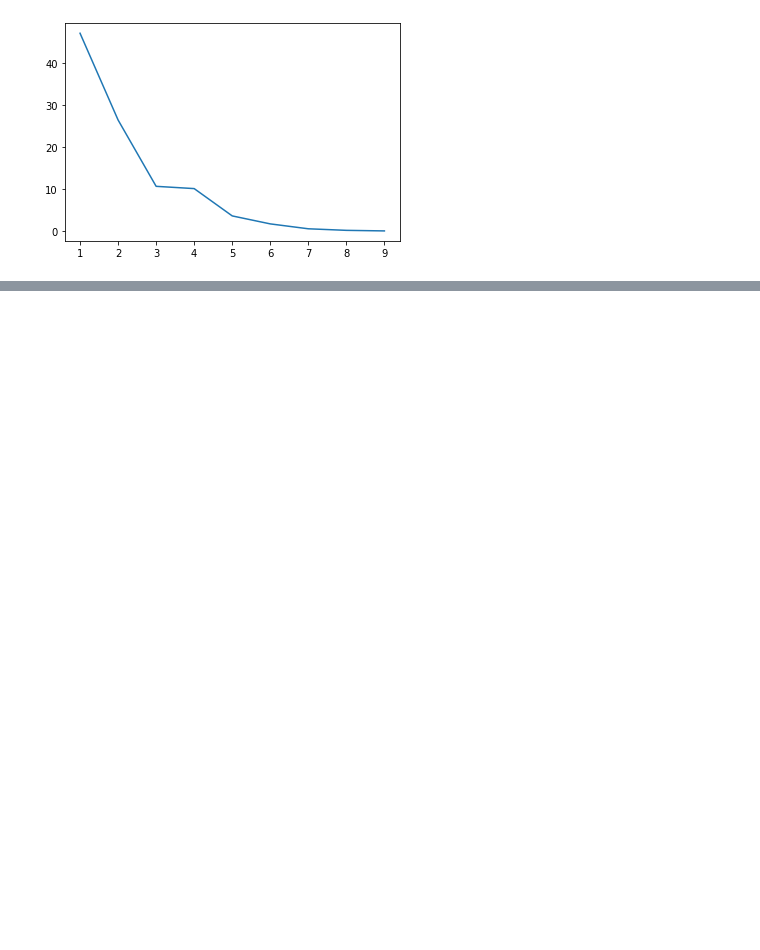
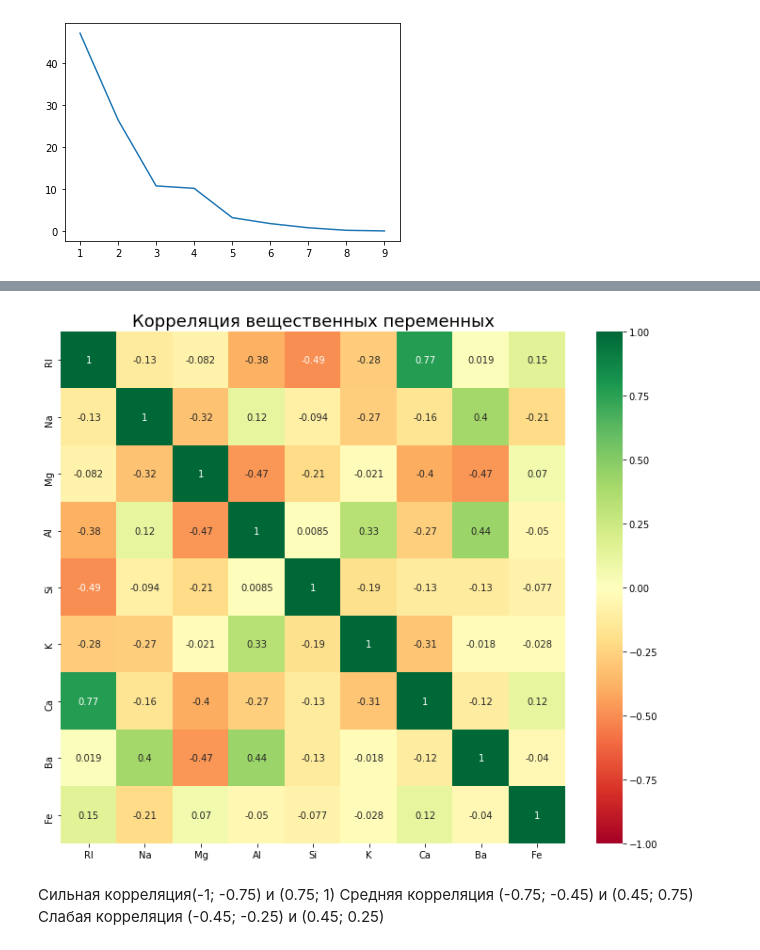
Before and after one commit to Hydixoo/PIS, a Jupyter notebook: PIS2.ipynb, the cells around one changed output, grey strips where cells are left out. Cells and saved outputs as stored; diff of their text form; code cells hidden in the pictures; blank space fills up the shorter version.

```diff
--- a/PIS2.ipynb
+++ b/PIS2.ipynb
@@ -790,0 +1125,3 @@ import
+# %%
+corr=data_fillna_mean.corr()
+corr
@@ -790,0 +1139,13 @@ import
+# %%
+plt.figure(figsize=(12,10))
+
+ax=sns.heatmap(corr, annot=True, vmax=1, vmin=-1, cmap='RdYlGn')
+ax.set_title('Корреляция вещественных переменных',fontsize=18)
+
+plt.show()
+# %% [output]
+[figure, added]
+# %% [markdown]
+Cильная корреляция(-1; -0.75) и (0.75; 1)
+Средняя корреляция (-0.75; -0.45) и (0.45; 0.75)
+Слабая корреляция (-0.45; -0.25) и (0.45; 0.25)
```
Also changed, not shown: parts of 100 cells of this notebook.
